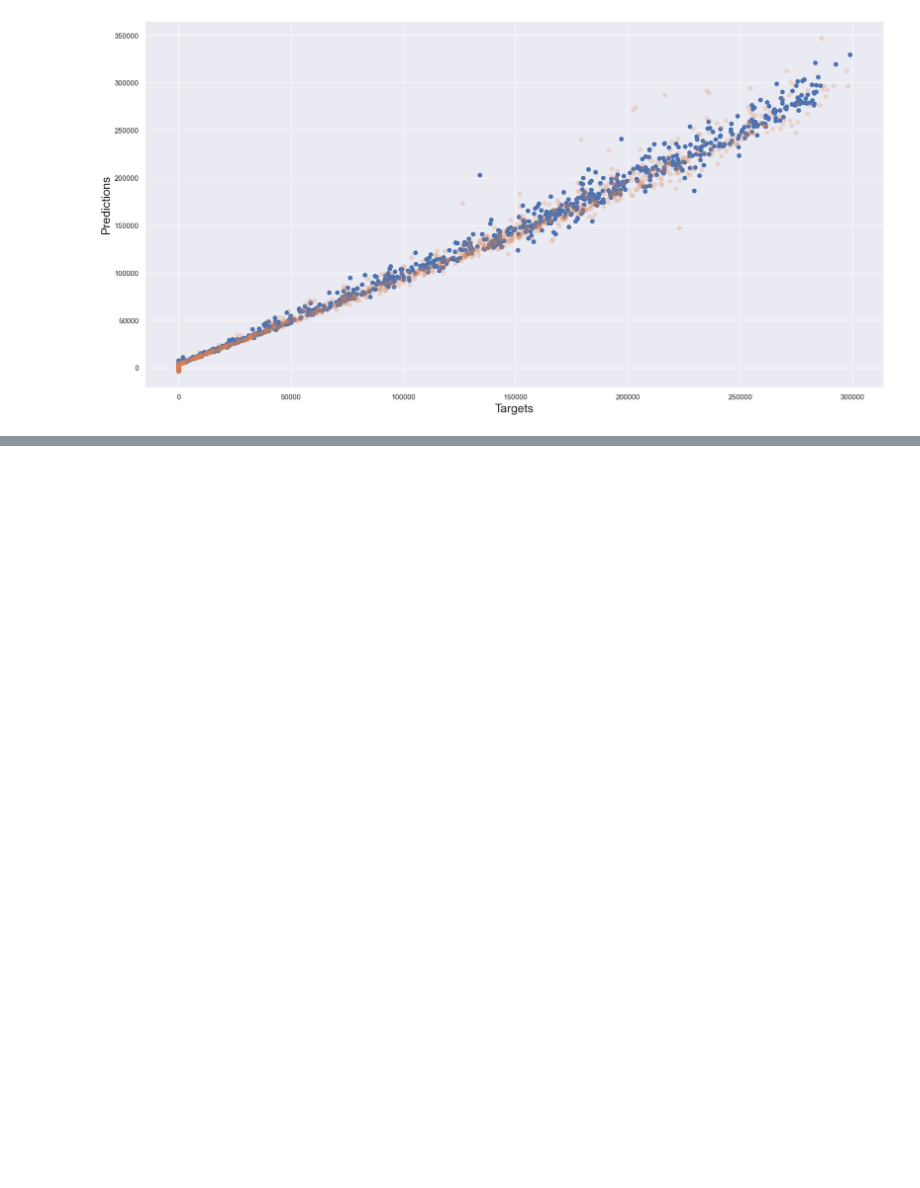
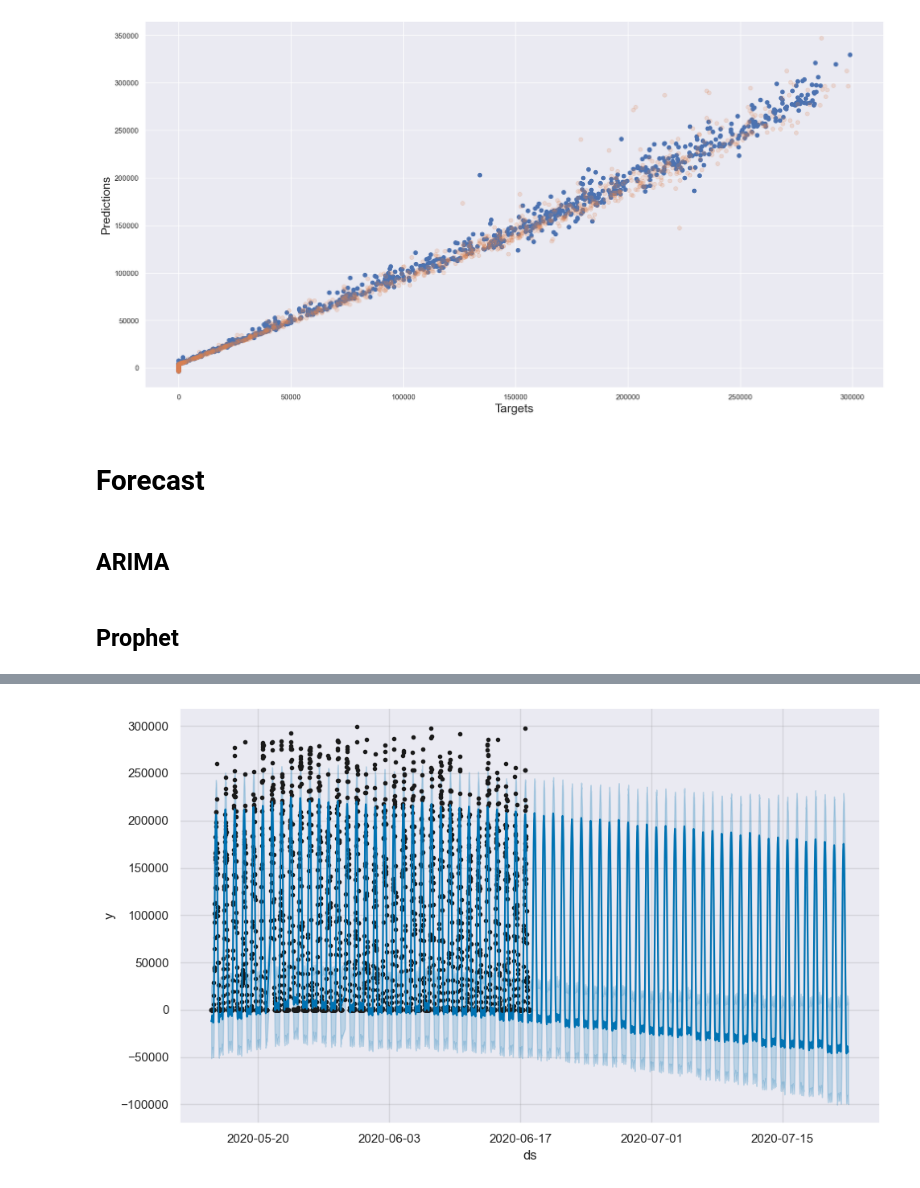
Before and after one commit to jamesdeluk/data-projects, a Jupyter notebook: solar-power-generation-data (anikannal)/solar.ipynb, the cells around one changed output, grey strips where cells are left out. Cells and saved outputs as stored; diff of their text form; code cells hidden in the pictures; blank space fills up the shorter version.

Commit message:
solar forecasting

```diff
--- a/solar-power-generation-data (anikannal)/solar.ipynb
+++ b/solar-power-generation-data (anikannal)/solar.ipynb
@@ -319,3 +323,12 @@ Testing data length: 1629
 Mean Squared Error: 69942051.88612549
 R^2 Score: 0.9903447237481524
 [figure]
+# %% [markdown]
+# Forecast
+# %%
+data_for_forecasting = data_plant1[['DATE_TIME','DC_POWER']]
+data_for_forecasting.set_index('DATE_TIME', inplace=True)
+data_for_forecasting = data_for_forecasting.resample('15min').mean()
+data_for_forecasting
+# %% [markdown]
+## ARIMA
@@ -321,0 +345,11 @@ R^2 Score: 0.9903447237481524
+# %% [markdown]
+## Prophet
+# %%
+data_for_forecasting = data_for_forecasting.reset_index().rename(columns={'DATE_TIME': 'ds', 'DC_POWER': 'y'})  # adjust 'value' as needed
+model = Prophet(daily_seasonality=True, weekly_seasonality=True)
+model.fit(data_for_forecasting)
+future = model.make_future_dataframe(periods=96*34, freq='15min')
+forecast = model.predict(future)
+model.plot(forecast)
+plt.show()
+# %% [output]
@@ -321,0 +358 @@ R^2 Score: 0.9903447237481524
+[figure, added]
```
Also changed, not shown: parts of 3 cells of this notebook.
